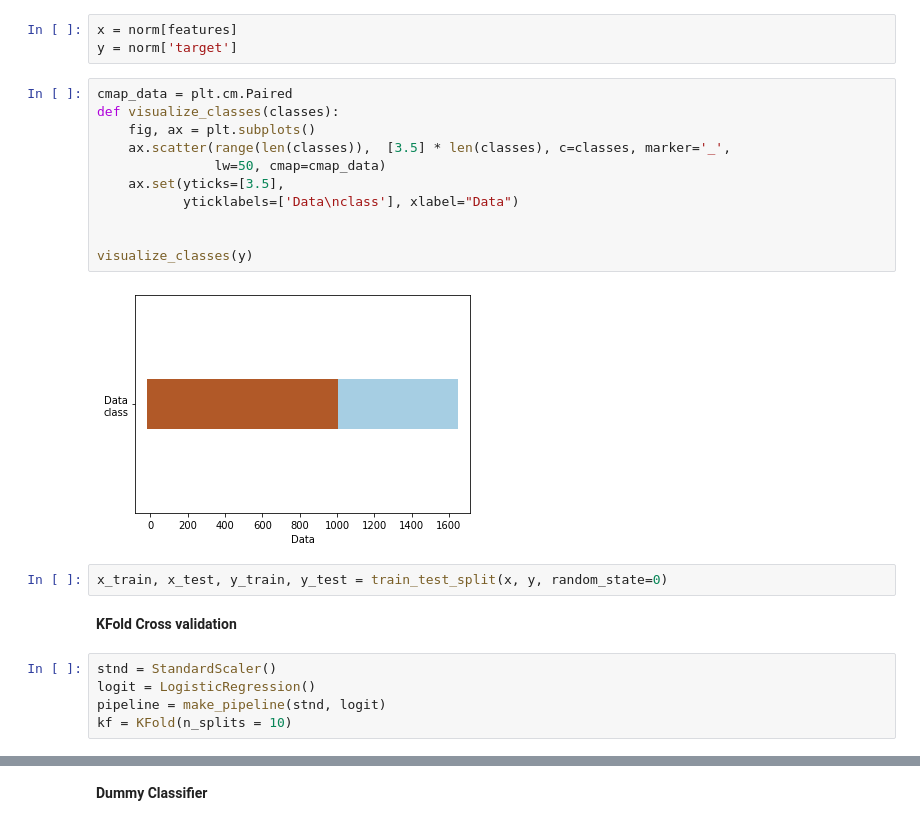
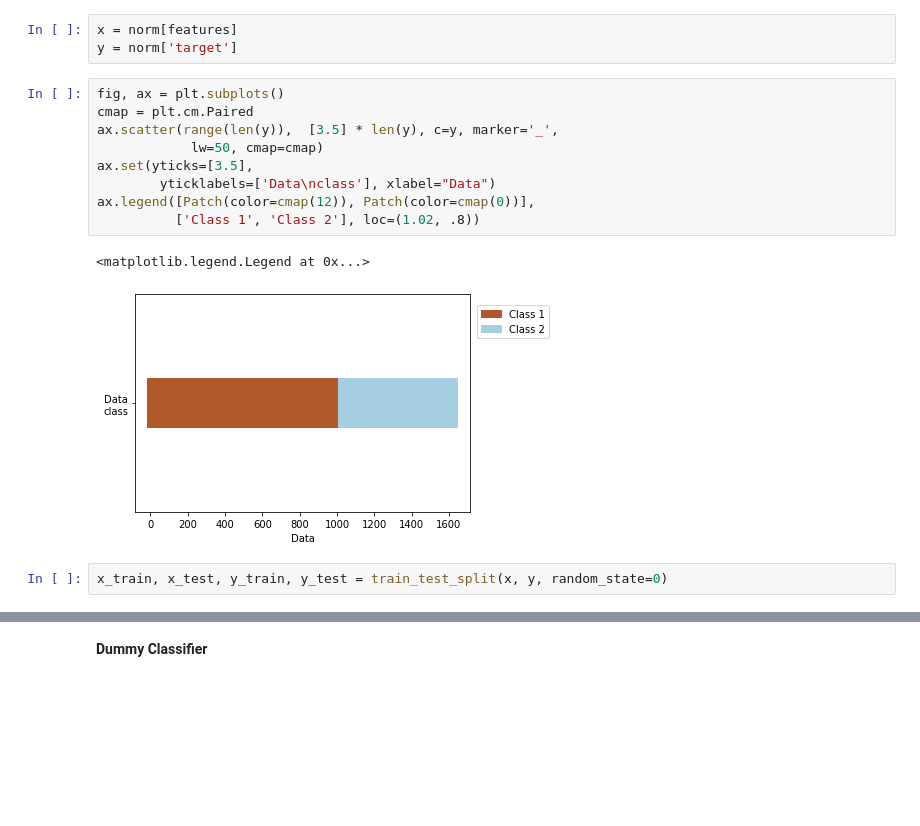
Before and after one commit to he16946/Data_Labs, a Jupyter notebook: Spotify.ipynb, the cells around one changed output, grey strips where cells are left out. Cells and saved outputs as stored; diff of their text form; blank space fills up the shorter version.

```diff
--- a/Spotify.ipynb
+++ b/Spotify.ipynb
@@ -109,24 +112,16 @@ print(features)
 x = norm[features]
 y = norm['target']
 # %%
-cmap_data = plt.cm.Paired
-def visualize_classes(classes):
-    fig, ax = plt.subplots()
-    ax.scatter(range(len(classes)),  [3.5] * len(classes), c=classes, marker='_',
-               lw=50, cmap=cmap_data)
-    ax.set(yticks=[3.5],
-           yticklabels=['Data\nclass'], xlabel="Data")
-
-
-visualize_classes(y)
+fig, ax = plt.subplots()
+cmap = plt.cm.Paired
+ax.scatter(range(len(y)),  [3.5] * len(y), c=y, marker='_',
+            lw=50, cmap=cmap)
+ax.set(yticks=[3.5],
+        yticklabels=['Data\nclass'], xlabel="Data")
+ax.legend([Patch(color=cmap(12)), Patch(color=cmap(0))],
+          ['Class 1', 'Class 2'], loc=(1.02, .8))
 # %% [output]
+<matplotlib.legend.Legend at 0x...>
-[figure, old version]
+[figure, new version]
 # %%
 x_train, x_test, y_train, y_test = train_test_split(x, y, random_state=0)
-# %% [markdown]
-**KFold Cross validation**
-# %%
-stnd = StandardScaler()
-logit = LogisticRegression()
-pipeline = make_pipeline(stnd, logit)
-kf = KFold(n_splits = 10)
```
Also changed, not shown: parts of 15 cells of this notebook.
